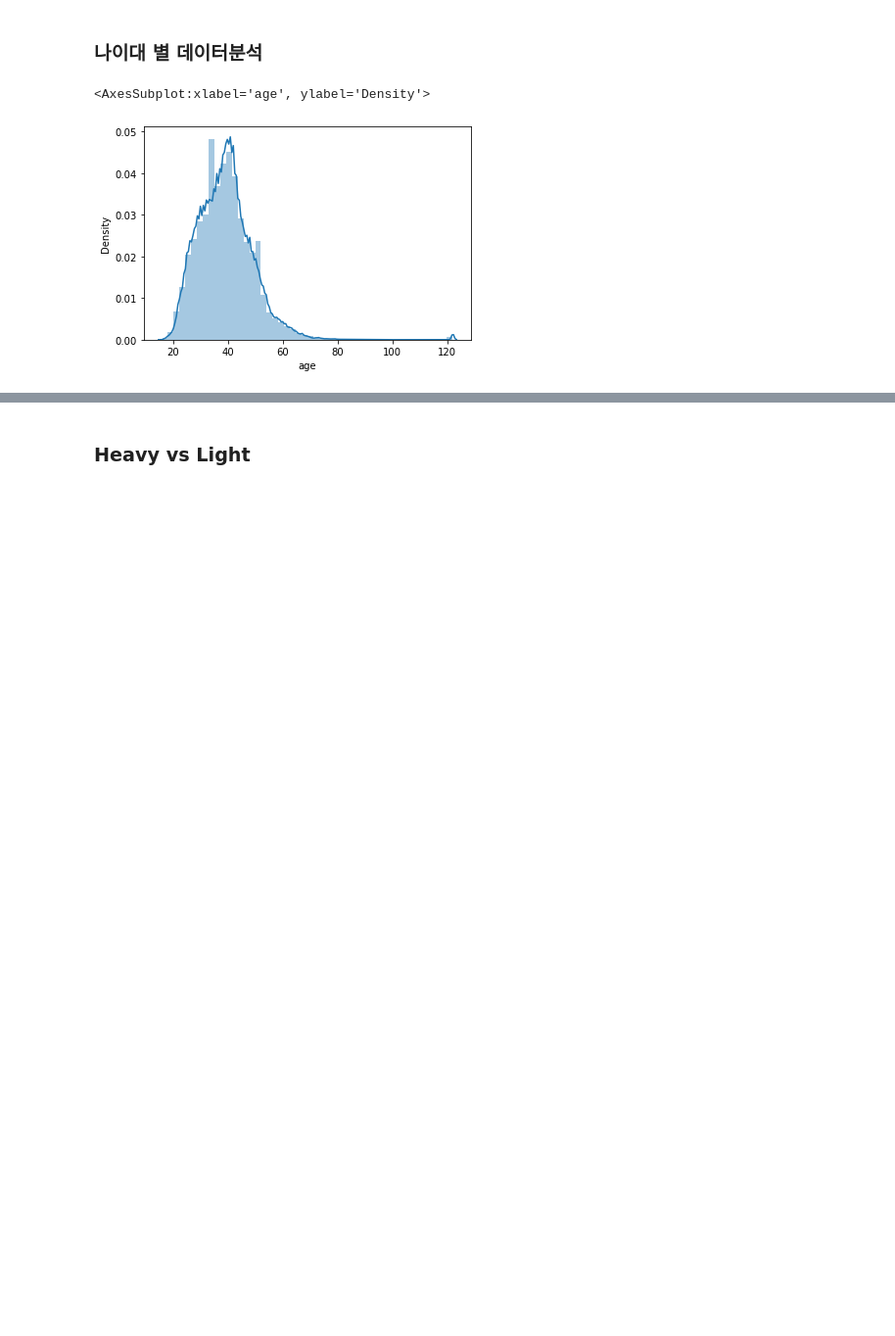
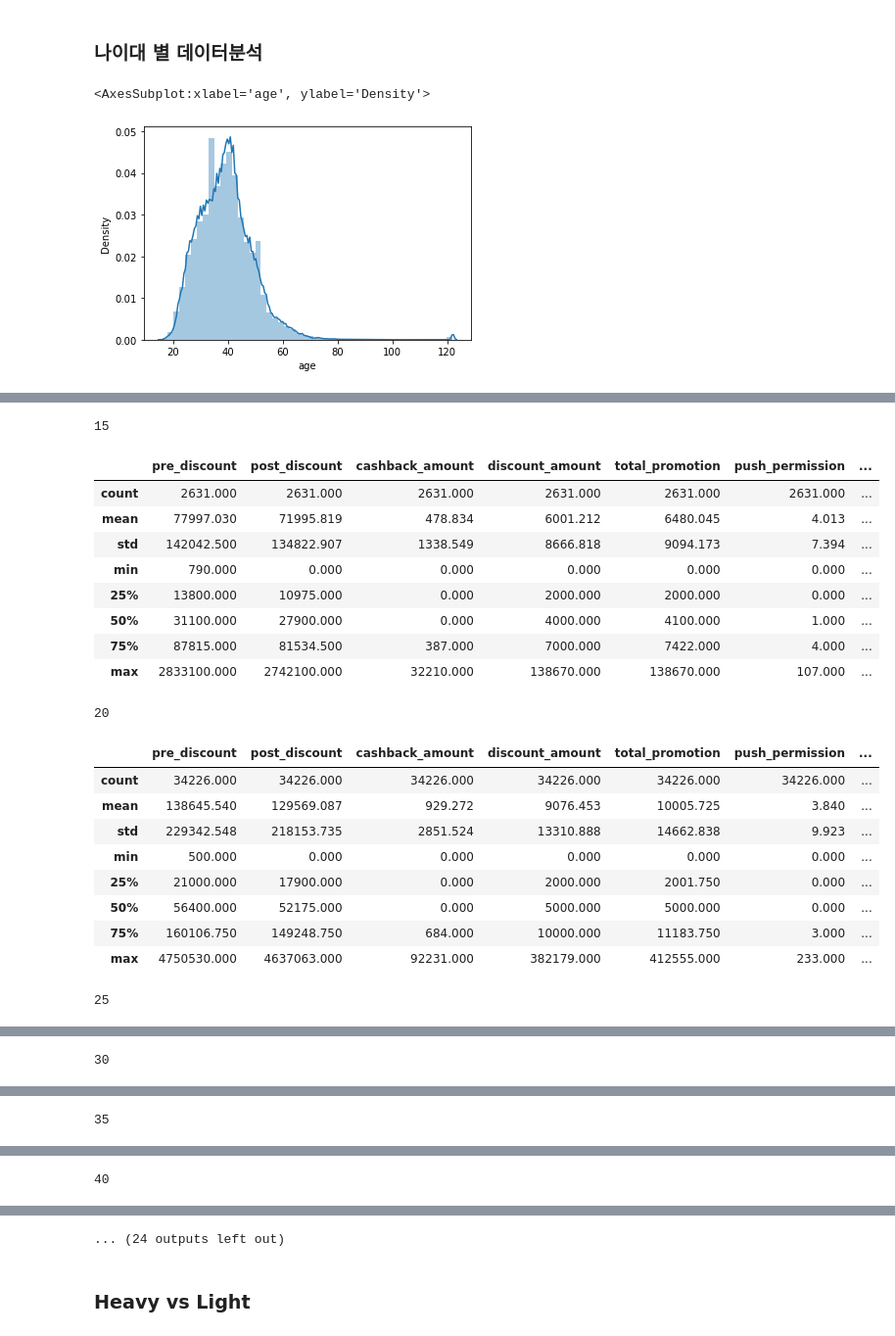
Before and after one commit to LUCI031/chai_analytics, a Jupyter notebook: EDA.ipynb, the cells around one changed output, grey strips where cells are left out. Shown at 98% size. Drawn from its saved outputs; the diff is of its cells as text; code cells hidden in the pictures; blank space fills up the shorter version.

```diff
--- a/EDA.ipynb
+++ b/EDA.ipynb
@@ -656,0 +767,29 @@ sns.distplot(df['age'])
+# %%
+# 나이대별 총 거래량 분포
+groups = sorted(a['age_group'].unique().tolist())
+
+for group in groups:
+    display(group)
+    display(a[a['age_group'] == group].describe())
+# %% [output]
+15
+|  | pre_discount | post_discount | cashback_amount | discount_amount | total_promotion | push_permission | ... |
+| count | 2631.000 | 2631.000 | 2631.000 | 2631.000 | 2631.000 | 2631.000 | ... |
+| mean | 77997.030 | 71995.819 | 478.834 | 6001.212 | 6480.045 | 4.013 | ... |
+| std | 142042.500 | 134822.907 | 1338.549 | 8666.818 | 9094.173 | 7.394 | ... |
+| min | 790.000 | 0.000 | 0.000 | 0.000 | 0.000 | 0.000 | ... |
+| 25% | 13800.000 | 10975.000 | 0.000 | 2000.000 | 2000.000 | 0.000 | ... |
+| 50% | 31100.000 | 27900.000 | 0.000 | 4000.000 | 4100.000 | 1.000 | ... |
+| 75% | 87815.000 | 81534.500 | 387.000 | 7000.000 | 7422.000 | 4.000 | ... |
+| max | 2833100.000 | 2742100.000 | 32210.000 | 138670.000 | 138670.000 | 107.000 | ... |
+20
+|  | pre_discount | post_discount | cashback_amount | discount_amount | total_promotion | push_permission | ... |
+| count | 34226.000 | 34226.000 | 34226.000 | 34226.000 | 34226.000 | 34226.000 | ... |
+| mean | 138645.540 | 129569.087 | 929.272 | 9076.453 | 10005.725 | 3.840 | ... |
+| std | 229342.548 | 218153.735 | 2851.524 | 13310.888 | 14662.838 | 9.923 | ... |
+| min | 500.000 | 0.000 | 0.000 | 0.000 | 0.000 | 0.000 | ... |
+| 25% | 21000.000 | 17900.000 | 0.000 | 2000.000 | 2001.750 | 0.000 | ... |
+| 50% | 56400.000 | 52175.000 | 0.000 | 5000.000 | 5000.000 | 0.000 | ... |
+| 75% | 160106.750 | 149248.750 | 684.000 | 10000.000 | 11183.750 | 3.000 | ... |
+| max | 4750530.000 | 4637063.000 | 92231.000 | 382179.000 | 412555.000 | 233.000 | ... |
+25
@@ -656,0 +805 @@ sns.distplot(df['age'])
+30
@@ -656,0 +815 @@ sns.distplot(df['age'])
+35
@@ -656,0 +825 @@ sns.distplot(df['age'])
+40
@@ -657,3 +835,4 @@ sns.distplot(df['age'])
+... (24 outputs left out)
 # %% [markdown]
 ### Heavy vs Light
 # %%
```
Also changed, not shown: parts of 13 cells of this notebook.
